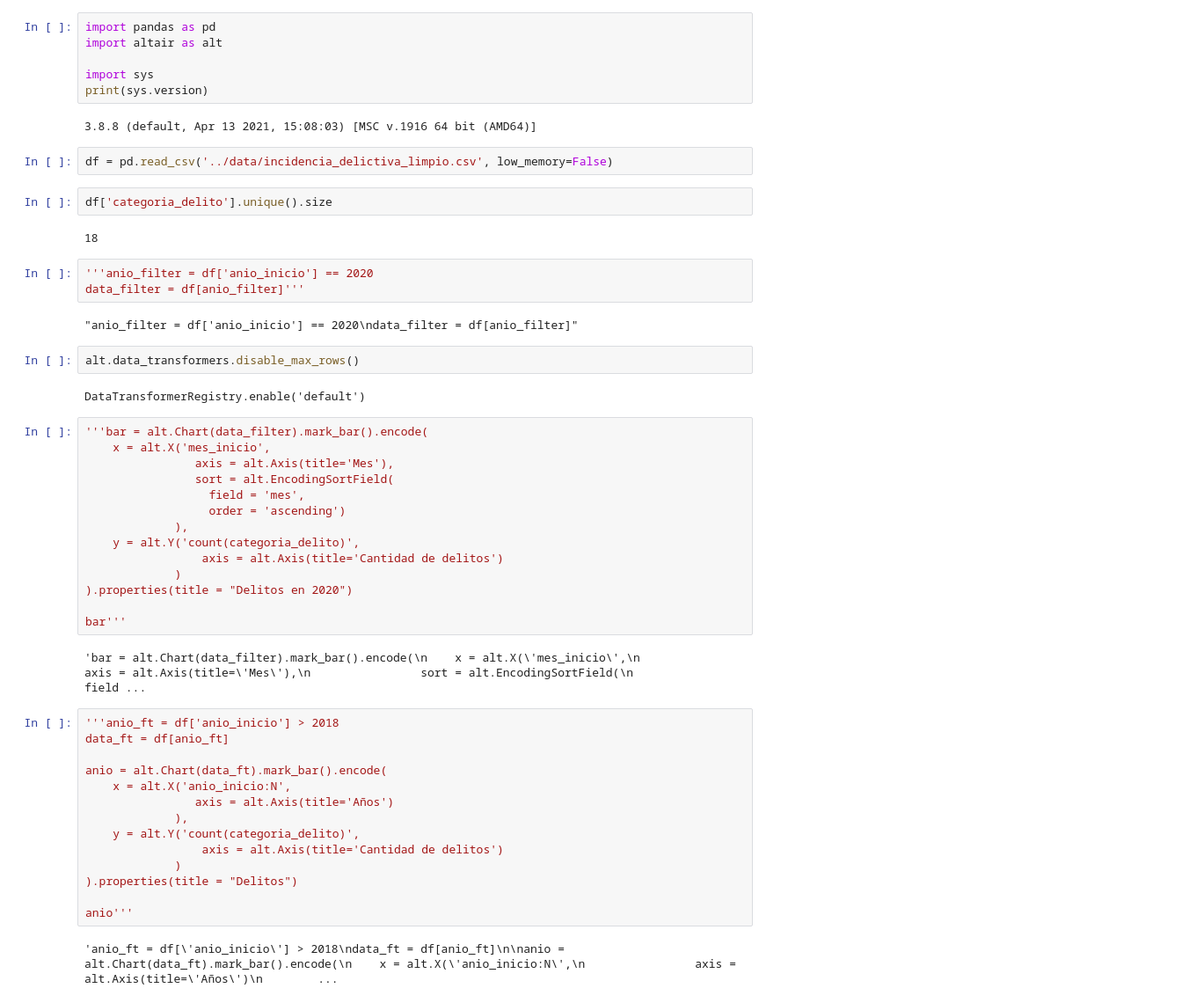
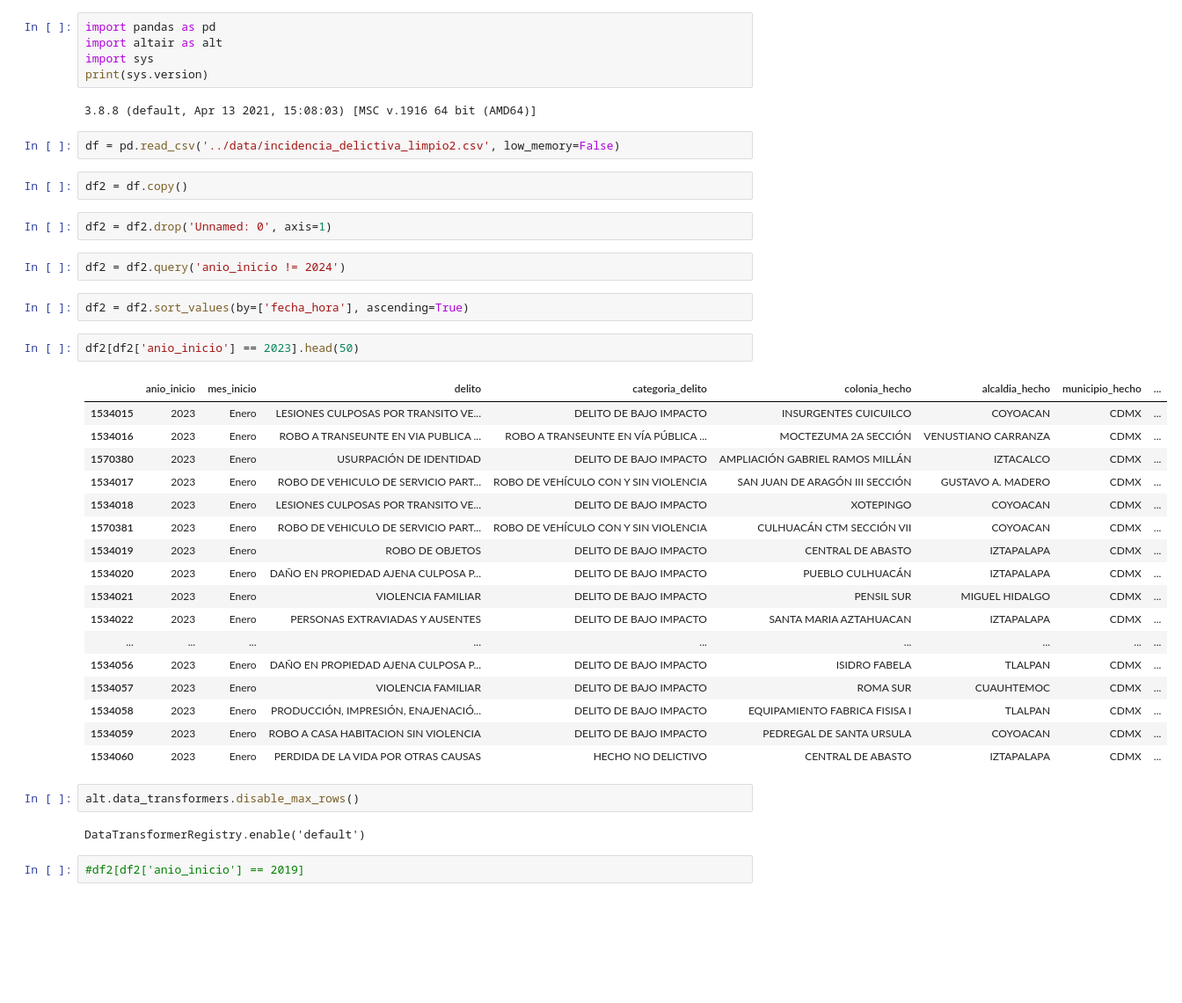
Before and after one commit to ImAleexDz/incidencia-delictiva, a Jupyter notebook: data_visualization.ipynb, the cells around one changed output. Shown: that part at 88% size. Saved outputs shown, nothing was run; the diff lists cells and outputs as text; blank space fills up the shorter version.

Commit message:
clean data exchange

```diff
--- a/data_visualization.ipynb
+++ b/data_visualization.ipynb
@@ -1,55 +1,43 @@
 # %%
 import pandas as pd
 import altair as alt
-
 import sys
 print(sys.version)
 # %% [output]
 3.8.8 (default, Apr 13 2021, 15:08:03) [MSC v.1916 64 bit (AMD64)]
 # %%
-df = pd.read_csv('../data/incidencia_delictiva_limpio.csv', low_memory=False)
+df = pd.read_csv('../data/incidencia_delictiva_limpio2.csv', low_memory=False)
+# %%
+df2 = df.copy()
+# %%
+df2 = df2.drop('Unnamed: 0', axis=1)
+# %%
+df2 = df2.query('anio_inicio != 2024')
+# %%
+df2 = df2.sort_values(by=['fecha_hora'], ascending=True)
 # %%
-df['categoria_delito'].unique().size
+df2[df2['anio_inicio'] == 2023].head(50)
 # %% [output]
-18
+|  | anio_inicio | mes_inicio | delito | categoria_delito | colonia_hecho | alcaldia_hecho | municipio_hecho | ... |
+| 1534015 | 2023 | Enero | LESIONES CULPOSAS POR TRANSITO VE... | DELITO DE BAJO IMPACTO | INSURGENTES CUICUILCO | COYOACAN | CDMX | ... |
+| 1534016 | 2023 | Enero | ROBO A TRANSEUNTE EN VIA PUBLICA ... | ROBO A TRANSEUNTE EN VÍA PÚBLICA ... | MOCTEZUMA 2A SECCIÓN | VENUSTIANO CARRANZA | CDMX | ... |
+| 1570380 | 2023 | Enero | USURPACIÓN DE IDENTIDAD | DELITO DE BAJO IMPACTO | AMPLIACIÓN GABRIEL RAMOS MILLÁN | IZTACALCO | CDMX | ... |
+| 1534017 | 2023 | Enero | ROBO DE VEHICULO DE SERVICIO PART... | ROBO DE VEHÍCULO CON Y SIN VIOLENCIA | SAN JUAN DE ARAGÓN III SECCIÓN | GUSTAVO A. MADERO | CDMX | ... |
+| 1534018 | 2023 | Enero | LESIONES CULPOSAS POR TRANSITO VE... | DELITO DE BAJO IMPACTO | XOTEPINGO | COYOACAN | CDMX | ... |
+| 1570381 | 2023 | Enero | ROBO DE VEHICULO DE SERVICIO PART... | ROBO DE VEHÍCULO CON Y SIN VIOLENCIA | CULHUACÁN CTM SECCIÓN VII | COYOACAN | CDMX | ... |
+| 1534019 | 2023 | Enero | ROBO DE OBJETOS | DELITO DE BAJO IMPACTO | CENTRAL DE ABASTO | IZTAPALAPA | CDMX | ... |
+| 1534020 | 2023 | Enero | DAÑO EN PROPIEDAD AJENA CULPOSA P... | DELITO DE BAJO IMPACTO | PUEBLO CULHUACÁN | IZTAPALAPA | CDMX | ... |
+| 1534021 | 2023 | Enero | VIOLENCIA FAMILIAR | DELITO DE BAJO IMPACTO | PENSIL SUR | MIGUEL HIDALGO | CDMX | ... |
+| 1534022 | 2023 | Enero | PERSONAS EXTRAVIADAS Y AUSENTES | DELITO DE BAJO IMPACTO | SANTA MARIA AZTAHUACAN | IZTAPALAPA | CDMX | ... |
+| ... | ... | ... | ... | ... | ... | ... | ... | ... |
+| 1534056 | 2023 | Enero | DAÑO EN PROPIEDAD AJENA CULPOSA P... | DELITO DE BAJO IMPACTO | ISIDRO FABELA | TLALPAN | CDMX | ... |
+| 1534057 | 2023 | Enero | VIOLENCIA FAMILIAR | DELITO DE BAJO IMPACTO | ROMA SUR | CUAUHTEMOC | CDMX | ... |
+| 1534058 | 2023 | Enero | PRODUCCIÓN, IMPRESIÓN, ENAJENACIÓ... | DELITO DE BAJO IMPACTO | EQUIPAMIENTO FABRICA FISISA I | TLALPAN | CDMX | ... |
+| 1534059 | 2023 | Enero | ROBO A CASA HABITACION SIN VIOLENCIA | DELITO DE BAJO IMPACTO | PEDREGAL DE SANTA URSULA | COYOACAN | CDMX | ... |
+| 1534060 | 2023 | Enero | PERDIDA DE LA VIDA POR OTRAS CAUSAS | HECHO NO DELICTIVO | CENTRAL DE ABASTO | IZTAPALAPA | CDMX | ... |
-# %%
-'''anio_filter = df['anio_inicio'] == 2020
-data_filter = df[anio_filter]'''
-# %% [output]
-"anio_filter = df['anio_inicio'] == 2020\ndata_filter = df[anio_filter]"
 # %%
 alt.data_transformers.disable_max_rows()
 # %% [output]
 DataTransformerRegistry.enable('default')
-# %%
-'''bar = alt.Chart(data_filter).mark_bar().encode(
-    x = alt.X('mes_inicio',
-                axis = alt.Axis(title='Mes'),
-                sort = alt.EncodingSortField(
-                  field = 'mes',
-                  order = 'ascending')
-             ),
-    y = alt.Y('count(categoria_delito)',
-                 axis = alt.Axis(title='Cantidad de delitos')
-             )
-).properties(title = "Delitos en 2020")
-
-bar'''
-# %% [output]
-'bar = alt.Chart(data_filter).mark_bar().encode(\n    x = alt.X(\'mes_inicio\',\n                axis = alt.Axis(title=\'Mes\'),\n                sort = alt.EncodingSortField(\n                  field ...
 # %%
-'''anio_ft = df['anio_inicio'] > 2018
-data_ft = df[anio_ft]
-
-anio = alt.Chart(data_ft).mark_bar().encode(
-    x = alt.X('anio_inicio:N',
-                axis = alt.Axis(title='Años')
-             ),
-    y = alt.Y('count(categoria_delito)',
-                 axis = alt.Axis(title='Cantidad de delitos')
-             )
-).properties(title = "Delitos")
-
-anio'''
+#df2[df2['anio_inicio'] == 2019]
-# %% [output]
-'anio_ft = df[\'anio_inicio\'] > 2018\ndata_ft = df[anio_ft]\n\nanio = alt.Chart(data_ft).mark_bar().encode(\n    x = alt.X(\'anio_inicio:N\',\n                axis = alt.Axis(title=\'Años\')\n        ...
```
Also changed, not shown: parts of 7 cells of this notebook, 1 other file.
